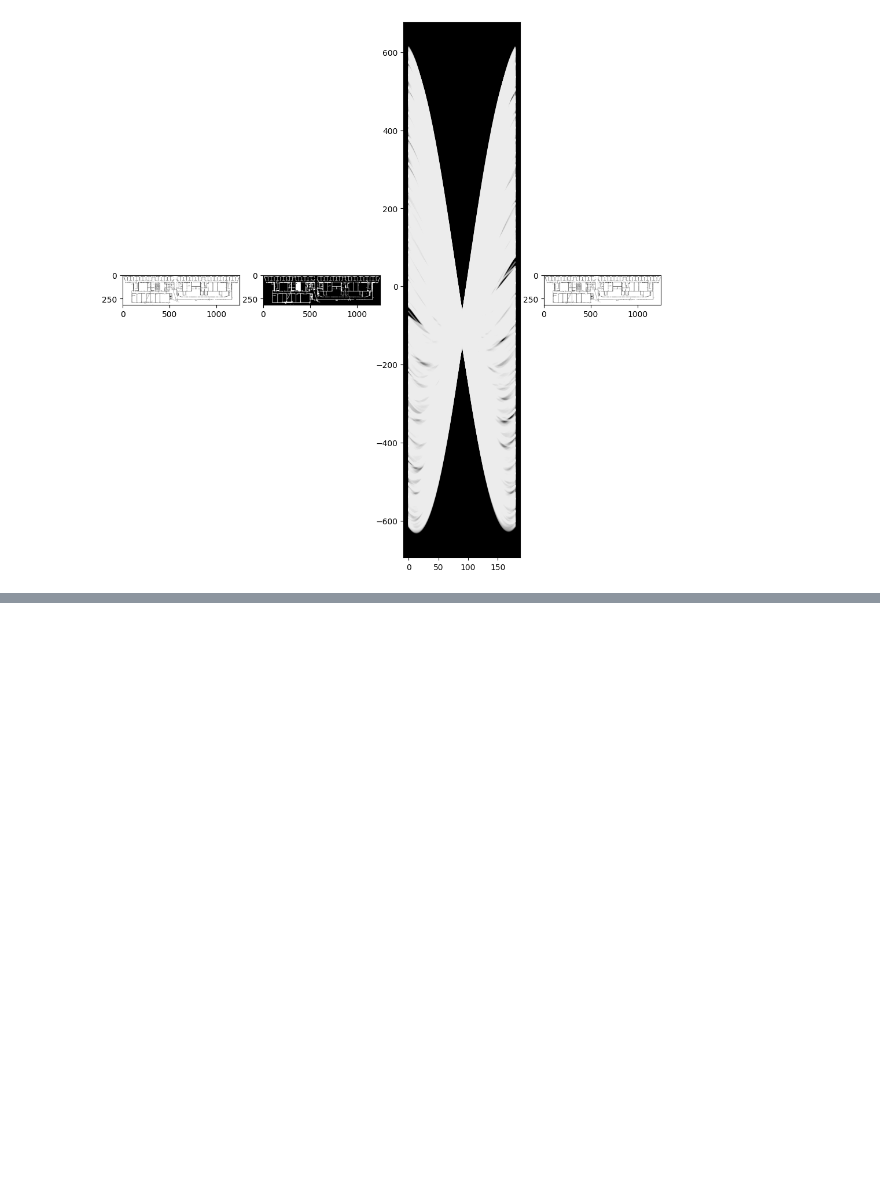
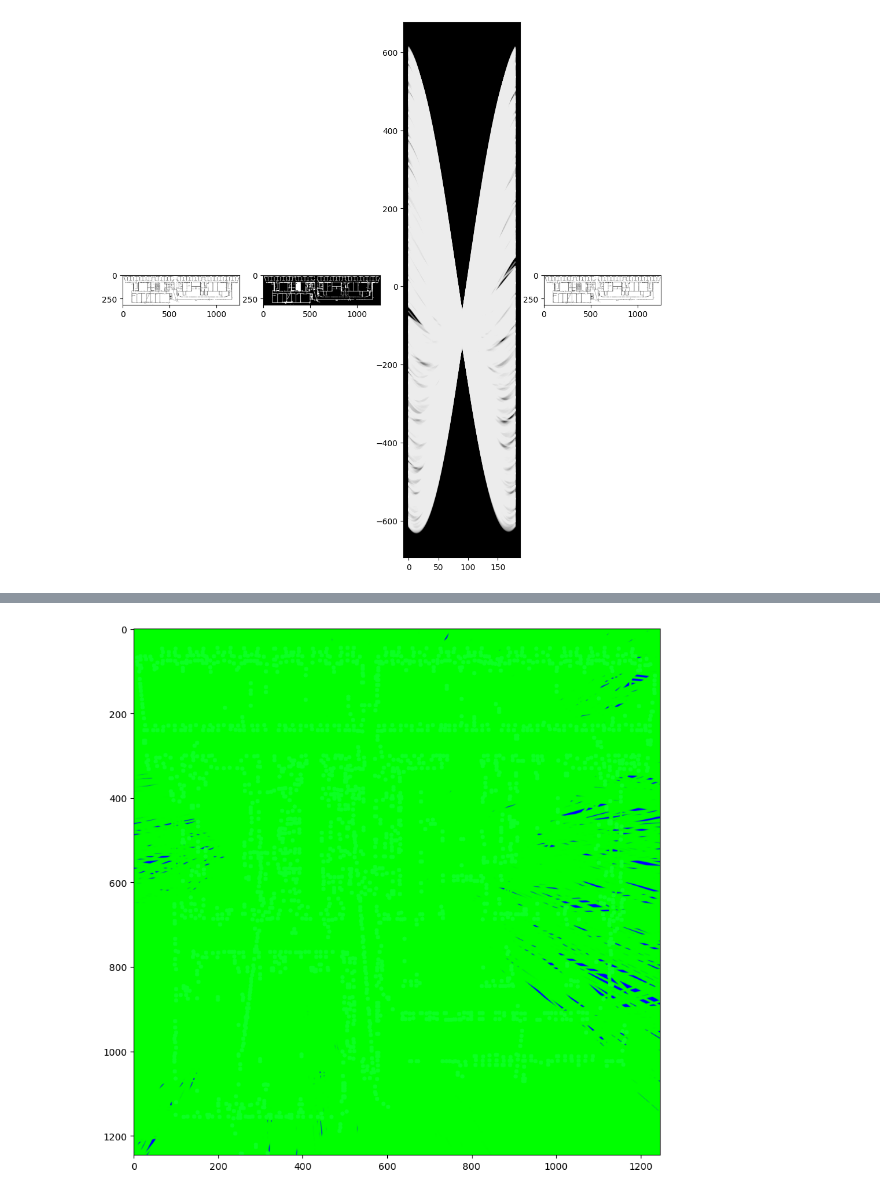
Before and after one commit to luqmanzaceria/ucsc-research, a Jupyter notebook: cv-floorplan/hough/hough.ipynb, the cells around one changed output, grey strips where cells are left out. Drawn from its saved outputs; the diff is of its cells as text; code cells hidden in the pictures; blank space fills up the shorter version.

```diff
--- a/cv-floorplan/hough/hough.ipynb
+++ b/cv-floorplan/hough/hough.ipynb
@@ -797,0 +907,99 @@ with open("lines.svg", "w+") as f:
+# %%
+import cv2
+import numpy as np
+import matplotlib.pyplot as plt
+import math
+
+# Load image, grayscale, Gaussian blur, Otsu's threshold
+image = cv2.imread('img/reassembled_E2_2.png')
+
+# Resize image to a square shape
+height, width = image.shape[:2]
+size = max(height, width)
+square_image = cv2.resize(image, (size, size))
+
+gray = cv2.cvtColor(square_image, cv2.COLOR_BGR2GRAY)
+blur = cv2.GaussianBlur(gray, (3,3), 0)
+_, thresh = cv2.threshold(blur, 0, 255, cv2.THRESH_BINARY + cv2.THRESH_OTSU)
+inverted_thresh = cv2.bitwise_not(thresh)
+
+# Skeletonization
+skeleton = cv2.ximgproc.thinning(inverted_thresh, thinningType=cv2.ximgproc.THINNING_ZHANGSUEN)
+skeleton = cv2.cvtColor(skeleton, cv2.COLOR_GRAY2BGR)
+
+# Display the result
+plt.figure(figsize=(10,10))
+plt.imshow(cv2.cvtColor(skeleton, cv2.COLOR_BGR2RGB))  # Convert BGR to RGB for matplotlib display
+plt.show()
+
+# Apply Sobel filter to get horizontal and vertical edges
+sobelx = cv2.Sobel(inverted_thresh, cv2.CV_64F, 1, 0, ksize=5)
+sobely = cv2.Sobel(inverted_thresh, cv2.CV_64F, 0, 1, ksize=5)
+
+# Threshold the Sobel edges to get binary images
+_, horizontal_edges = cv2.threshold(np.absolute(sobelx), 50, 255, cv2.THRESH_BINARY)
+_, vertical_edges = cv2.threshold(np.absolute(sobely), 50, 255, cv2.THRESH_BINARY)
+
+# Convert edges to the appropriate format
+horizontal_edges = cv2.convertScaleAbs(horizontal_edges)
+vertical_edges = cv2.convertScaleAbs(vertical_edges)
+
+# Find joints by intersecting the horizontal and vertical edges
+joints = cv2.bitwise_and(horizontal_edges, vertical_edges)
+
+# Convert joints to the appropriate format
+joints = cv2.convertScaleAbs(joints)
+
+# Find centroids of the joints
+cnts, _ = cv2.findContours(joints, cv2.RETR_EXTERNAL, cv2.CHAIN_APPROX_SIMPLE)
+centroids = []
+for c in cnts:
+    M = cv2.moments(c)
+    if M['m00'] != 0:
+        cx = int(M['m10']/M['m00'])
+        cy = int(M['m01']/M['m00'])
+        centroids.append((cx, cy))
+
+# Maximum distance possible within the image diagonal for drawing lines
+height, width = inverted_thresh.shape[:2]
+max_len = int(np.sqrt(width**2 + height**2))
+
+# Apply Hough Transform on horizontal and vertical edges separately
+h_lines = cv2.HoughLines(horizontal_edges, 1, np.pi / 180, 200, None, 0, 0)
+v_lines = cv2.HoughLines(vertical_edges, 1, np.pi / 180, 200, None, 0, 0)
+
+# Draw horizontal lines
+if h_lines is not None:
+    for i in range(0, len(h_lines)):
+        rho = h_lines[i][0][0]
+        theta = h_lines[i][0][1]
+        a = math.cos(theta)
+        b = math.sin(theta)
+        x0 = a * rho
+        y0 = b * rho
+        pt1 = (int(x0 + max_len*(-b)), int(y0 + max_len * (a)))
+        pt2 = (int(x0 - max_len * (-b)), int(y0 - max_len * (a)))
+        cv2.line(skeleton, pt1, pt2, (255,0,0), 3, cv2.LINE_AA)
+
+# Draw vertical lines
+if v_lines is not None:
+    for i in range(0, len(v_lines)):
+        rho = v_lines[i][0][0]
+        theta = v_lines[i][0][1]
+        a = math.cos(theta)
+        b = math.sin(theta)
+        x0 = a * rho
+        y0 = b * rho
+        pt1 = (int(x0 + max_len*(-b)), int(y0 + max_len * (a)))
+        pt2 = (int(x0 - max_len * (-b)), int(y0 - max_len * (a)))
+        cv2.line(skeleton, pt1, pt2, (0,255,0), 3, cv2.LINE_AA)
+
+# Draw centroids for visual confirmation
+for cx, cy in centroids:
+    cv2.circle(skeleton, (cx, cy), 5, (36, 255, 12), -1)
+
+# Display the result
+plt.figure(figsize=(10,10))
+plt.imshow(cv2.cvtColor(skeleton, cv2.COLOR_BGR2RGB))  # Convert BGR to RGB for matplotlib display
+plt.show()
+# %% [output]
@@ -797,0 +1007 @@ with open("lines.svg", "w+") as f:
+[figure, added]
```
Also changed, not shown: parts of 6 cells of this notebook, 2 other files.
